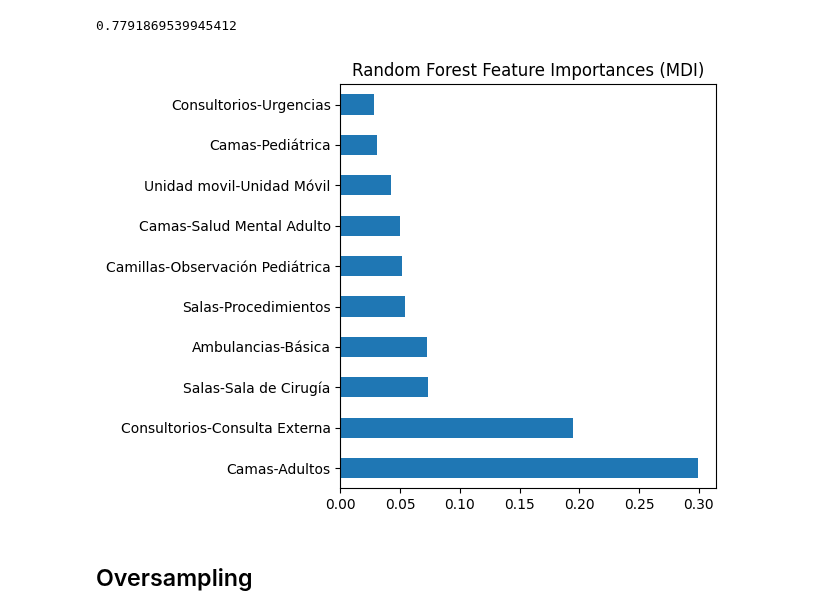
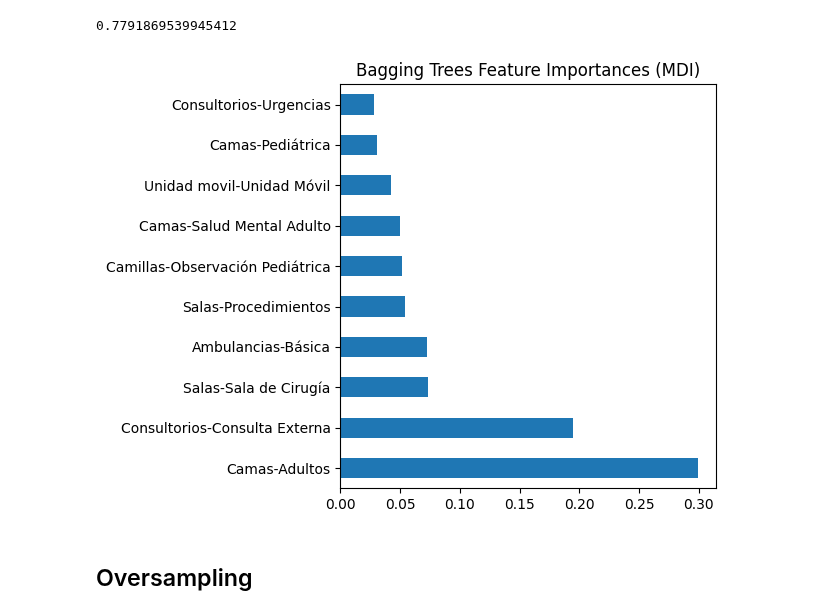
Before and after one commit to ProyectoDeGrado-2023-20/PG, a Jupyter notebook: Ideas/Models/Bagging Trees.ipynb, the cells around one changed output. Drawn from its saved outputs; the diff is of its cells as text; code cells hidden in the pictures.

Commit message:
Cambios en Bagging Trees graph

```diff
--- a/Ideas/Models/Bagging Trees.ipynb
+++ b/Ideas/Models/Bagging Trees.ipynb
@@ -244,18 +244,16 @@ roc_auc_score(y_test, clf_rf.predict_proba(X_test_scaled), multi_class='ovo')
 # %% [output]
 0.7791869539945412
 # %%
-import pandas as pd
-
 feature_names = list(df_publicas.columns)[3:]
 
 mdi_importances = pd.Series(
     clf_rf[-1].feature_importances_, index=feature_names
 ).sort_values(ascending=False)
 ax = mdi_importances.head(10).plot.barh()
-ax.set_title("Random Forest Feature Importances (MDI)")
+ax.set_title("Bagging Trees Feature Importances (MDI)")
 ax.figure.tight_layout()
 # %% [output]
-[figure, old version]
+[figure, new version]
 # %% [markdown]
 ## Oversampling
 # %%
```
